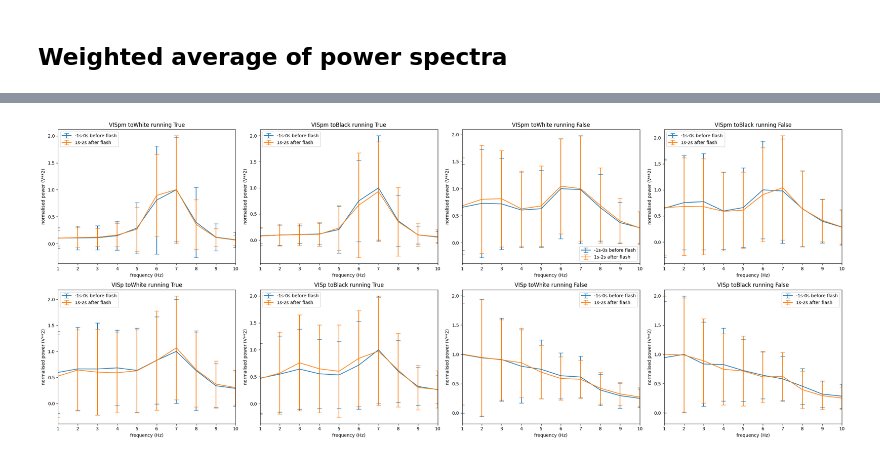
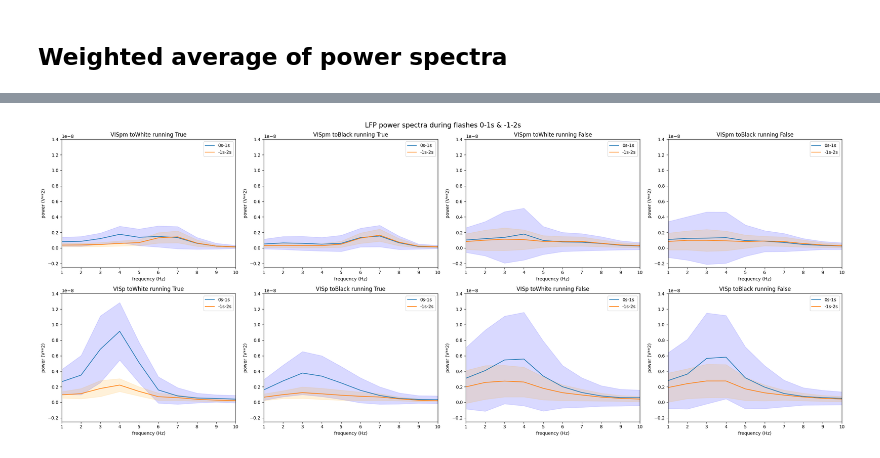
Before and after one commit to ikharitonov/allen-neuropixel-LFPs, a Jupyter notebook: lfp_grand_average/3-power_spectrum_grand_average.ipynb, the cells around one changed output, grey strips where cells are left out. Cells and saved outputs as stored; diff of their text form; code cells hidden in the pictures.

```diff
--- a/lfp_grand_average/3-power_spectrum_grand_average.ipynb
+++ b/lfp_grand_average/3-power_spectrum_grand_average.ipynb
@@ -81,12 +118,10 @@ parsed_df['before_median'] = ''
 parsed_df['before_iqr'] = ''
 parsed_df['after_median'] = ''
 parsed_df['after_iqr'] = ''
-# %%
-LOAD = True
 # %%
 if LOAD:
     # Load the df
-    with open(Path.home() / 'Desktop' / 'disk2' / 'lfp_ps_parsed_df.pkl', 'rb') as f: parsed_df = pickle.load(f)
+    with open(Path.home() / 'Desktop' / 'disk2' / df_filename, 'rb') as f: parsed_df = pickle.load(f)
 else:
     for condition in conditions:
         selected_df = parsed_df[(parsed_df.area==condition[0]) & (parsed_df.condition==condition[1]) & (parsed_df.running==condition[2])]
@@ -100,7 +135,7 @@ else:
             parsed_df.at[cols[0], 'after_iqr'] = get_iqr(s2)
 
     # Save the df
-    with open(Path.home() / 'Desktop' / 'disk2' / 'lfp_ps_parsed_df.pkl', "wb") as f:
+    with open(Path.home() / 'Desktop' / 'disk2' / df_filename, "wb") as f:
         pickle.dump(parsed_df, f)
 # %%
 parsed_df.head()
@@ -119,7 +154,7 @@ weighted_average_ps2 = []
 
 for condition in conditions:
     selected_df = parsed_df[(parsed_df.area==condition[0]) & (parsed_df.condition==condition[1]) & (parsed_df.running==condition[2])]
-    N = selected_df.flashesAveragedOver.sum()
+    N = selected_df[weights_column_name].sum()
 
     collected_weighted_median_ps1 = []
     collected_weighted_iqr_ps1 = []
@@ -129,10 +164,10 @@ for condition in conditions:
     for cols in selected_df.iterrows():
         f,ps1,ps1_iqr,ps2,ps2_iqr = cols[1]['f'],cols[1]['before_median'],cols[1]['before_iqr'],cols[1]['after_median'],cols[1]['after_iqr']
 
-        collected_weighted_median_ps1.append((cols[1].flashesAveragedOver / N) * ps1)
-        collected_weighted_iqr_ps1.append((cols[1].flashesAveragedOver / N) * ps1_iqr)
-        collected_weighted_median_ps2.append((cols[1].flashesAveragedOver / N) * ps2)
-        collected_weighted_iqr_ps2.append((cols[1].flashesAveragedOver / N) * ps2_iqr)
+        collected_weighted_median_ps1.append((cols[1][weights_column_name] / N) * ps1)
+        collected_weighted_iqr_ps1.append((cols[1][weights_column_name] / N) * ps1_iqr)
+        collected_weighted_median_ps2.append((cols[1][weights_column_name] / N) * ps2)
+        collected_weighted_iqr_ps2.append((cols[1][weights_column_name] / N) * ps2_iqr)
 
     collected_weighted_median_ps1 = np.array(collected_weighted_median_ps1)
     collected_weighted_iqr_ps1 = np.array(collected_weighted_iqr_ps1)
@@ -144,32 +186,76 @@ for condition in conditions:
 # %%
 fig, ax = plt.subplots(nrows=2, ncols=4, figsize=(25,10))
 
-for i in range(4):
-    # ax[0][i].plot(f,weighted_average_ps1[i][1] / weighted_average_ps1[i][1].max())
-    ax[0][i].errorbar(f,weighted_average_ps1[i][1] / weighted_average_ps1[i][1].max(), yerr=weighted_average_ps1[i][2] / weighted_average_ps1[i][2].max(),capsize=5)
-    # ax[0][i].plot(f,weighted_average_ps2[i][1] / weighted_average_ps1[i][1].max())
-    ax[0][i].errorbar(f,weighted_average_ps2[i][1] / weighted_average_ps1[i][1].max(), yerr=weighted_average_ps2[i][2] / weighted_average_ps2[i][2].max(),capsize=5)
-    ax[0][i].set_title(f'{conditions[i][0]} {conditions[i][1]} running {conditions[i][2]}')
-    ax[0][i].legend(['-1s-0s before flash','1s-2s after flash'])
-    ax[0][i].set_xlabel('frequency (Hz)')
-    ax[0][i].set_ylabel('normalised power (V**2)')
-    ax[0][i].set_xlim([1,10])
+fig.suptitle(suptitle,fontsize=15)
 
 for i in range(4):
-    # ax[1][i].plot(f,weighted_average_ps1[4+i][1] / weighted_average_ps1[4+i][1].max())
-    ax[1][i].errorbar(f,weighted_average_ps1[4+i][1] / weighted_average_ps1[4+i][1].max(), yerr=weighted_average_ps1[4+i][2] / weighted_average_ps1[4+i][2].max(),capsize=5)
-    # ax[1][i].plot(f,weighted_average_ps2[4+i][1] / weighted_average_ps1[4+i][1].max())
-    ax[1][i].errorbar(f,weighted_average_ps2[4+i][1] / weighted_average_ps1[4+i][1].max(), yerr=weighted_average_ps2[4+i][2] / weighted_average_ps2[4+i][2].max(),capsize=5)
+
+    # ax[0][i].errorbar(f,weighted_average_ps1[i][1] / weighted_average_ps1[i][1].max(), yerr=weighted_average_ps1[i][2] / weighted_average_ps1[i][2].max(),capsize=5)
+    # ax[0][i].errorbar(f,weighted_average_ps2[i][1] / weighted_average_ps1[i][1].max(), yerr=weighted_average_ps2[i][2] / weighted_average_ps2[i][2].max(),capsize=5)
+    # ax[0][i].errorbar(f, weighted_average_ps1[i][1] / max_power_val, yerr=weighted_average_ps1[i][2] / max_power_val, capsize=5)
+    # ax[0][i].errorbar(f, weighted_average_ps2[i][1] / max_power_val, yerr=weighted_average_ps2[i][2] / max_power_val, capsize=5)
+    # ax[0][i].errorbar(f, weighted_average_ps1[i][1], yerr=weighted_average_ps1[i][2], capsize=5)
+    # ax[0][i].errorbar(f, weighted_average_ps2[i][1], yerr=weighted_average_ps2[i][2], capsize=5)
+    ps1 = weighted_average_ps1[i][1]
+    upper_ps1 = ps1 + weighted_average_ps1[i][2]
+    lower_ps1 = ps1 - weighted_average_ps1[i][2]
+    ps2 = weighted_average_ps2[i][1]
+    upper_ps2 = ps2 + weighted_average_ps2[i][2]
+    lower_ps2 = ps2 - weighted_average_ps2[i][2]
+    ax[0][i].plot(f,ps1)
+    ax[0][i].fill_between(f,upper_ps1,lower_ps1,color='blue',alpha=0.15)
+    ax[0][i].plot(f,ps2)
+    ax[0][i].fill_between(f,upper_ps2,lower_ps2,color='orange',alpha=0.15)
+
+    ax[0][i].set_title(f'{conditions[i][0]} {conditions[i][1]} running {conditions[i][2]}')
+    ax[0][i].legend(legend)
+    ax[0][i].set_xlabel('frequency (Hz)')
+    ax[0][i].set_ylabel('power (V**2)')
+    ax[0][i].set_xlim([1,10])
+    ax[0][i].set_ylim(ylims)
+
+    # writing delta amplitude values into a dictionary for later numerical comparison
+    # ratio is taken between max values of 4-10Hz band (not including 4Hz) to 1-4Hz band (including 4Hz)
+    d_ampl_ps1 = ps1[5:].max() / ps1[1:5].max()
+    d_ampl_ps2 = ps1[5:].max() / ps1[1:5].max()
+    write_to_delta_amplitude_dict(d_ampl_ps1, suptitle, f'area_{conditions[i][0]}_flash_{conditions[i][1]}_running_{conditions[i][2]}_window_{legend[0]}')
+    write_to_delta_amplitude_dict(d_ampl_ps1, suptitle, f'area_{conditions[i][0]}_flash_{conditions[i][1]}_running_{conditions[i][2]}_window_{legend[1]}')
+
+for i in range(4):
+
+    # ax[1][i].errorbar(f,weighted_average_ps1[4+i][1] / weighted_average_ps1[4+i][1].max(), yerr=weighted_average_ps1[4+i][2] / weighted_average_ps1[4+i][2].max(),capsize=5)
+    # ax[1][i].errorbar(f,weighted_average_ps2[4+i][1] / weighted_average_ps1[4+i][1].max(), yerr=weighted_average_ps2[4+i][2] / weighted_average_ps2[4+i][2].max(),capsize=5)
+    # ax[1][i].errorbar(f, weighted_average_ps1[4+i][1] / max_power_val, yerr=weighted_average_ps1[4+i][2] / max_power_val, capsize=5)
+    # ax[1][i].errorbar(f, weighted_average_ps2[4+i][1] / max_power_val, yerr=weighted_average_ps2[4+i][2] / max_power_val, capsize=5)
+    # ax[1][i].errorbar(f, weighted_average_ps1[4+i][1], yerr=weighted_average_ps1[4+i][2], capsize=5)
+    # ax[1][i].errorbar(f, weighted_average_ps2[4+i][1], yerr=weighted_average_ps2[4+i][2], capsize=5)
+    ps1 = weighted_average_ps1[4+i][1]
+    upper_ps1 = ps1 + weighted_average_ps1[4+i][2]
+    lower_ps1 = ps1 - weighted_average_ps1[4+i][2]
+    ps2 = weighted_average_ps2[4+i][1]
+    upper_ps2 = ps2 + weighted_average_ps2[4+i][2]
+    lower_ps2 = ps2 - weighted_average_ps2[4+i][2]
+    ax[1][i].plot(f,ps1)
+    ax[1][i].fill_between(f,upper_ps1,lower_ps1,color='blue',alpha=0.15)
+    ax[1][i].plot(f,ps2)
+    ax[1][i].fill_between(f,upper_ps2,lower_ps2,color='orange',alpha=0.15)
+
     ax[1][i].set_title(f'{conditions[4+i][0]} {conditions[4+i][1]} running {conditions[4+i][2]}')
-    ax[1][i].legend(['-1s-0s before flash','1s-2s after flash'])
+    ax[1][i].legend(legend)
     ax[1][i].set_xlabel('frequency (Hz)')
-    ax[1][i].set_ylabel('normalised power (V**2)')
+    ax[1][i].set_ylabel('power (V**2)')
     ax[1][i].set_xlim([1,10])
+    ax[1][i].set_ylim(ylims)
+
+    d_ampl_ps1 = ps1[5:].max() / ps1[1:5].max()
+    d_ampl_ps2 = ps1[5:].max() / ps1[1:5].max()
+    write_to_delta_amplitude_dict(d_ampl_ps1, suptitle, f'area_{conditions[4+i][0]}_flash_{conditions[4+i][1]}_running_{conditions[4+i][2]}_window_{legend[0]}')
+    write_to_delta_amplitude_dict(d_ampl_ps1, suptitle, f'area_{conditions[4+i][0]}_flash_{conditions[4+i][1]}_running_{conditions[4+i][2]}_window_{legend[1]}')
 
 plt.tight_layout()
 
-plt.savefig('grand_average_lfp_power_spectra.png')
+plt.savefig(img_save_filename)
 
 plt.show()
 # %% [output]
-[figure, old version]
+[figure, new version]
```
Also changed, not shown: parts of 29 cells of this notebook.
